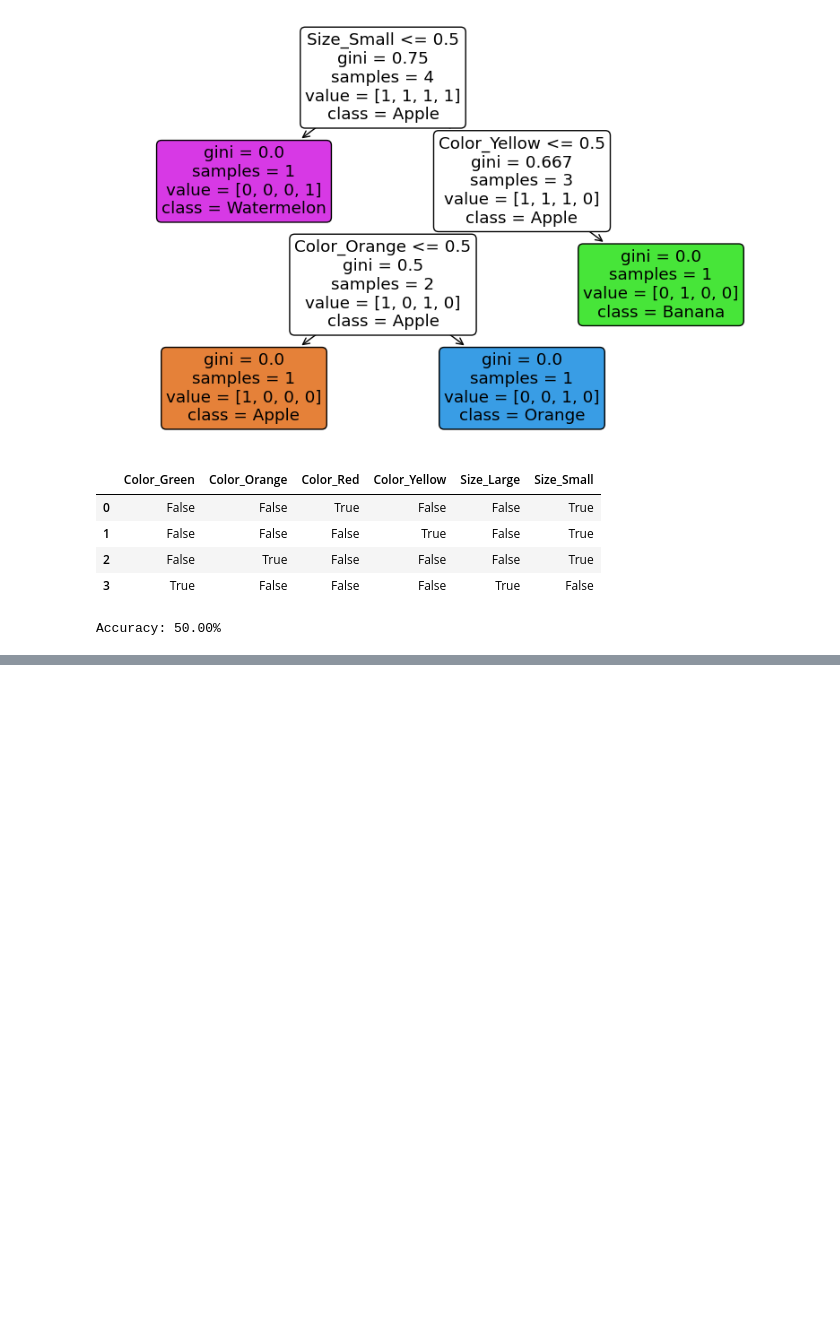
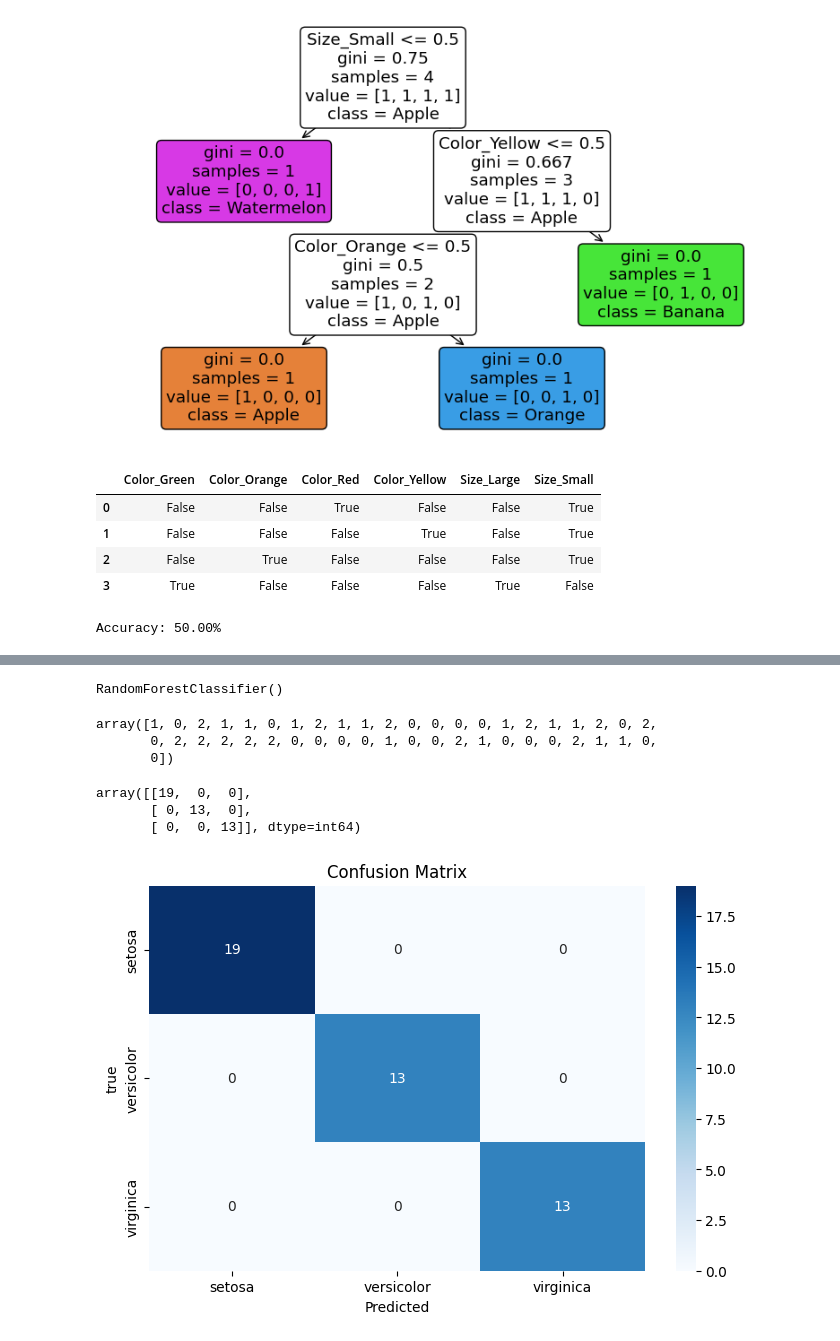
Before and after one commit to RuntimeTerror-404/statistical_learning, a Jupyter notebook: classification/classification.ipynb, the cells around one changed output, grey strips where cells are left out. Cells and saved outputs as stored; diff of their text form; code cells hidden in the pictures; blank space fills up the shorter version.

Commit message:
Iris dataset predictions

```diff
--- a/classification/classification.ipynb
+++ b/classification/classification.ipynb
@@ -106,0 +133,5 @@ Accuracy: 50.00%
+# %%
+# split the data into training and testing sectins
+X_train, X_test, y_train, y_test = train_test_split(X, y, test_size=0.3, random_state=42)
+
+X_train
@@ -106,0 +156,42 @@ Accuracy: 50.00%
+# %%
+# Choose a model (Random forest classifier in this case)
+model = RandomForestClassifier()
+
+# train the model
+
+model.fit(X_train, y_train)
+# %% [output]
+RandomForestClassifier()
+# %%
+# make predictions by same trained model on unseen data (test data)
+
+y_pred = model.predict(X_test)
+
+y_pred
+# %% [output]
+array([1, 0, 2, 1, 1, 0, 1, 2, 1, 1, 2, 0, 0, 0, 0, 1, 2, 1, 1, 2, 0, 2,
+       0, 2, 2, 2, 2, 2, 0, 0, 0, 0, 1, 0, 0, 2, 1, 0, 0, 0, 2, 1, 1, 0,
+       0])
+# %%
+# measure accuracy, report and confusion_matrix of predicted ouptut of model
+
+accuracy = accuracy_score(y_test, y_pred)
+report = classification_report(y_test, y_pred)
+conf_matrix = confusion_matrix(y_test, y_pred)
+
+conf_matrix
+# %% [output]
+array([[19,  0,  0],
+       [ 0, 13,  0],
+       [ 0,  0, 13]], dtype=int64)
+# %%
+# data visualization using seaborn and matplotlib
+
+plt.figure(figsize=(8, 5))
+sns.heatmap(conf_matrix, annot=True, fmt='d', cmap='Blues', xticklabels=iris.target_names, yticklabels=iris.target_names)
+plt.title("Confusion Matrix")
+plt.xlabel("Predicted")
+plt.ylabel("true")
+plt.show()
+# %% [output]
+[figure, added]
```
Also changed, not shown: parts of 7 cells of this notebook.
